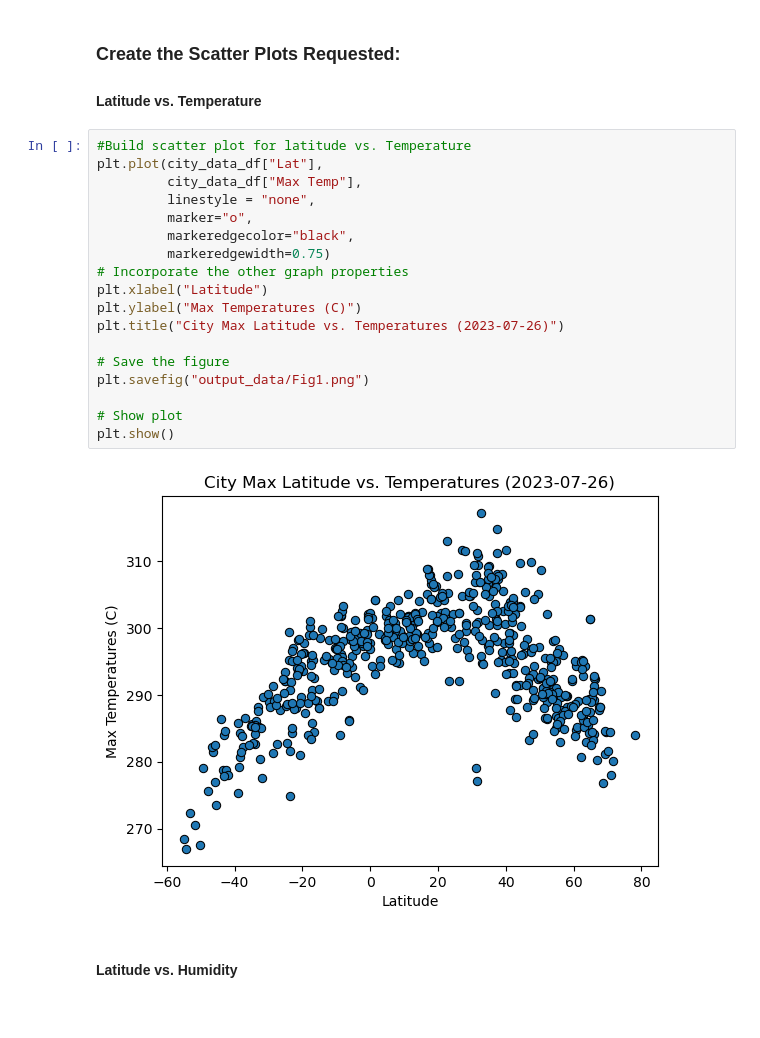
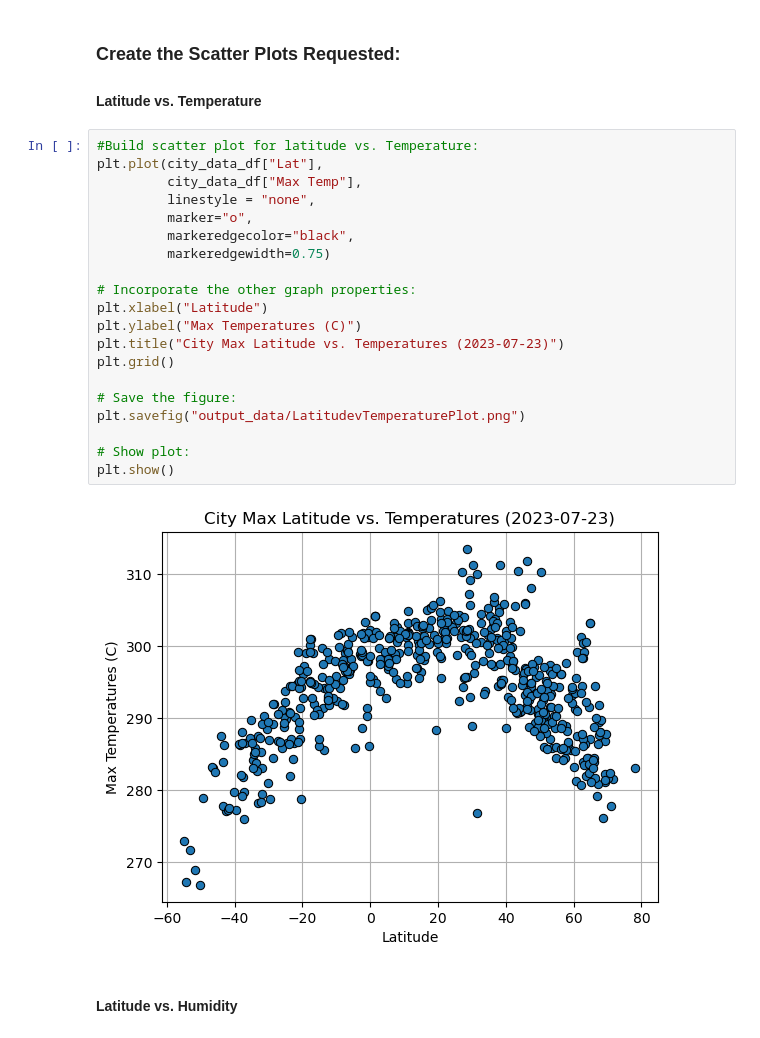
Before and after one commit to hrobinl/python-api-challenge, a Jupyter notebook: WeatherPy/WeatherPy.ipynb, the cells around one changed output. Cells and saved outputs as stored; diff of their text form.

```diff
--- a/WeatherPy/WeatherPy.ipynb
+++ b/WeatherPy/WeatherPy.ipynb
@@ -188,25 +188,27 @@ city_data_df.head()
 
 #### Latitude vs. Temperature
 # %%
-#Build scatter plot for latitude vs. Temperature
+#Build scatter plot for latitude vs. Temperature:
 plt.plot(city_data_df["Lat"],
          city_data_df["Max Temp"],
          linestyle = "none",
          marker="o",
          markeredgecolor="black",
          markeredgewidth=0.75)
-# Incorporate the other graph properties
+
+# Incorporate the other graph properties:
 plt.xlabel("Latitude")
 plt.ylabel("Max Temperatures (C)")
-plt.title("City Max Latitude vs. Temperatures (2023-07-26)")
+plt.title("City Max Latitude vs. Temperatures (2023-07-23)")
+plt.grid()
 
-# Save the figure
-plt.savefig("output_data/Fig1.png")
+# Save the figure:
+plt.savefig("output_data/LatitudevTemperaturePlot.png")
 
-# Show plot
+# Show plot:
 plt.show()
 # %% [output]
-[figure, old version]
+[figure, new version]
 # %% [markdown]
 #### Latitude vs. Humidity
 # %%
```
Also changed, not shown: parts of 26 cells of this notebook, 10 other files.
